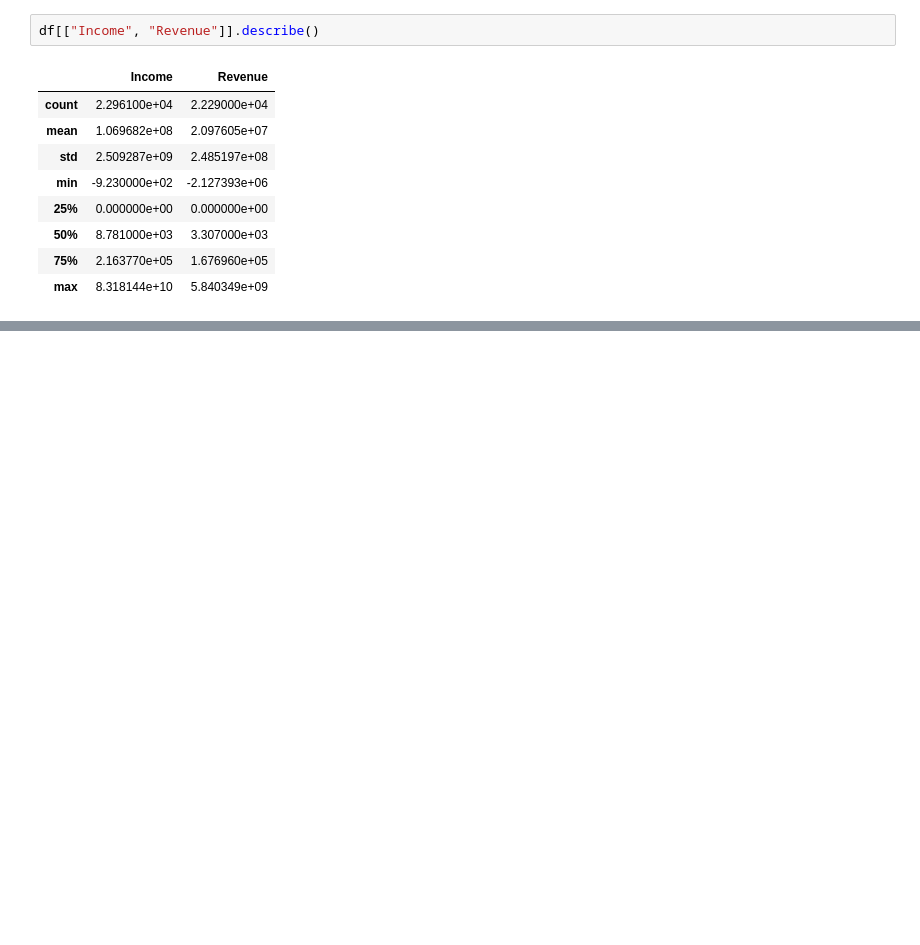
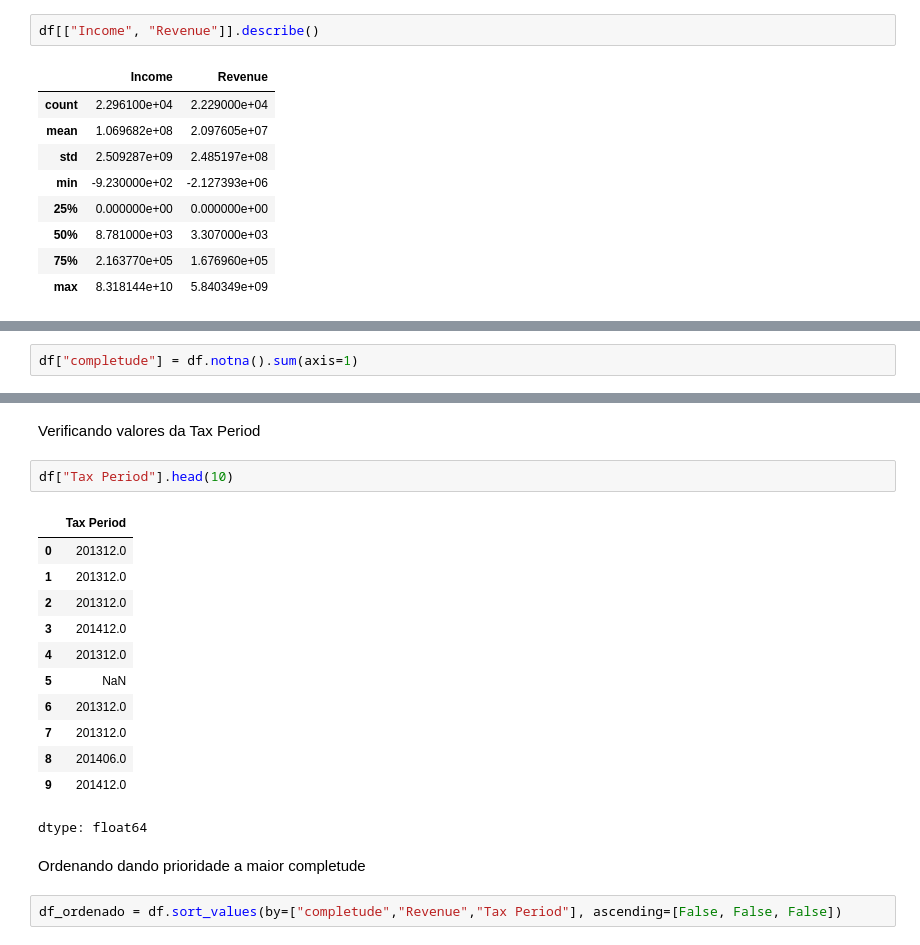
Before and after one commit to walenkildely/data2-museum-analise, a Jupyter notebook: notebook/data2-museum-analise.ipynb, the cells around one changed output, grey strips where cells are left out. Saved outputs shown, nothing was run; the diff lists cells and outputs as text; blank space fills up the shorter version.

```diff
--- a/notebook/data2-museum-analise.ipynb
+++ b/notebook/data2-museum-analise.ipynb
@@ -113,0 +167,2 @@ df[["Income", "Revenue"]].describe()
+# %%
+df["completude"] = df.notna().sum(axis=1)
@@ -113,0 +203,21 @@ df[["Income", "Revenue"]].describe()
+# %% [markdown]
+Verificando valores da Tax Period
+# %%
+df["Tax Period"].head(10)
+# %% [output]
+|  | Tax Period |
+| 0 | 201312.0 |
+| 1 | 201312.0 |
+| 2 | 201312.0 |
+| 3 | 201412.0 |
+| 4 | 201312.0 |
+| 5 | NaN |
+| 6 | 201312.0 |
+| 7 | 201312.0 |
+| 8 | 201406.0 |
+| 9 | 201412.0 |
+dtype: float64
+# %% [markdown]
+Ordenando dando prioridade a maior completude
+# %%
+df_ordenado = df.sort_values(by=["completude","Revenue","Tax Period"], ascending=[False, False, False])
```
Also changed, not shown: parts of 19 cells of this notebook.
